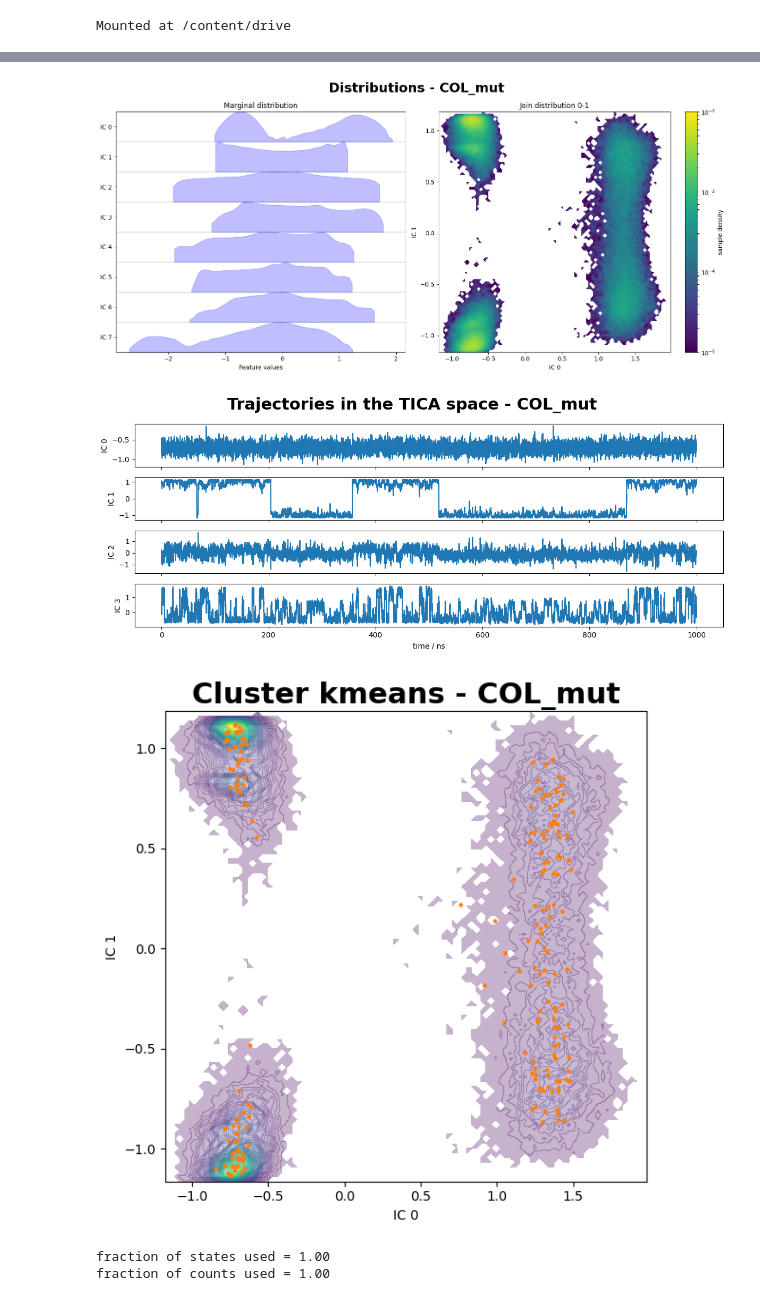
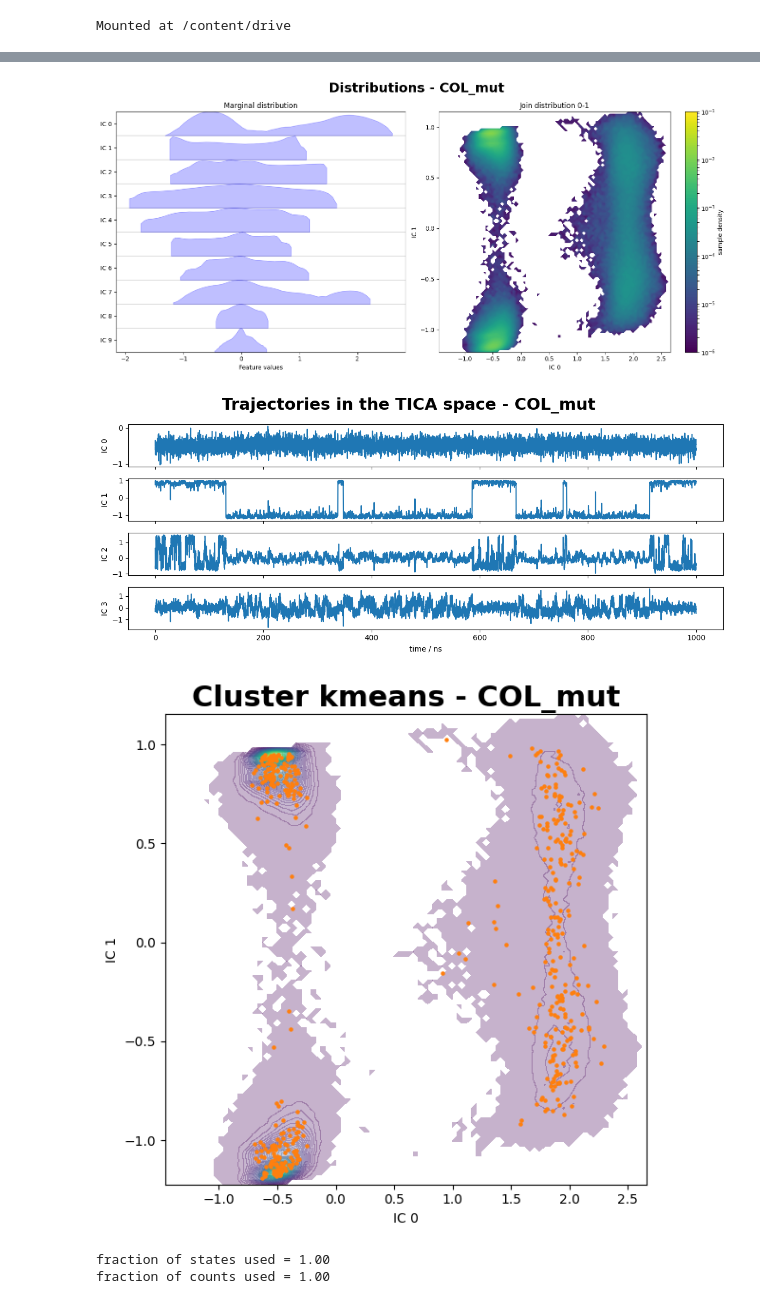
Before and after one commit to saguileran/MD-SCPI, a Jupyter notebook: NoteBooks/PyEMMA_COL_mut.ipynb, the cells around one changed output, grey strips where cells are left out. Drawn from its saved outputs; the diff is of its cells as text; code cells hidden in the pictures.

```diff
--- a/NoteBooks/PyEMMA_COL_mut.ipynb
+++ b/NoteBooks/PyEMMA_COL_mut.ipynb
@@ -39,14 +38,15 @@ def score_cv(data, dim, lag, number_of_splits=10, validation_fraction=0.5):
 ligand = 'COL_mut'
 root = '/content/drive/MyDrive/MolecularDynamics_2023/USP/MC/{}/7000K/'.format(ligand)
 pdb = '/content/drive/MyDrive/MolecularDynamics_2023/USP/MC/{}_H.pdb'.format(ligand[:3])
-files = [root+str(i)+".nc" for i in random.sample(range(0,50), 10)]
+files = [root+str(i)+".nc" for i in range(50)]#andom.sample(range(0,50), 10)]
 feat = coor.featurizer(pdb)
 # just use all xyz-coordinates
 feat.add_all()
 data = coor.load(files, features=feat)
 labels = ['coordinates']
 # %%
-tica = pyemma.coordinates.tica(data, lag=5)
+lagtime = 10
+tica = pyemma.coordinates.tica(data, lag=lagtime, dim=10)
 tica_output = tica.get_output()
 tica_concatenated = np.concatenate(tica_output)
 # %%
@@ -66,7 +66,7 @@ axes[1].set_title('Join distribution {}-{}'.format(c1,c2))
 plt.suptitle('Distributions - '+ligand, fontweight='bold', fontsize='22')
 fig.tight_layout()
 # %% [output]
-[figure, old version]
+[figure, new version]
 # %%
 #@title TICA space
 plt.close()
@@ -79,7 +79,7 @@ axes[-1].set_xlabel('time / ns')
 plt.suptitle('Trajectories in the TICA space - '+ligand, fontweight='bold', fontsize='22')
 fig.tight_layout()
 # %% [output]
-[figure, old version]
+[figure, new version]
 # %%
 %%capture
 
@@ -123,18 +123,18 @@ fig.tight_layout()
 # %%
 #@title Clusters
 plt.close()
-cluster = pyemma.coordinates.cluster_kmeans(tica_output, k=200, max_iter=200, stride=1, fixed_seed=1)
+cluster = pyemma.coordinates.cluster_kmeans(tica_output, k=500, max_iter=500, stride=1)#, fixed_seed=1)
 dtrajs_concatenated = np.concatenate(cluster.dtrajs)
 
 fig, ax = plt.subplots(figsize=(6, 6))
 pyemma.plots.plot_density(*tica_concatenated[:, [c1,c2]].T, ax=ax, cbar=False, alpha=0.3)
 ax.scatter(*cluster.clustercenters[:, [c1,c2]].T, s=5, c='C1')
 ax.set_xlabel('IC '+str(c1)); ax.set_ylabel('IC '+str(c2))
 plt.title('Cluster kmeans - '+ligand, fontsize='22', fontweight='bold')
 
 fig.tight_layout()
 # %% [output]
-[figure, old version]
+[figure, new version]
 # %%
 #its = pyemma.msm.its(cluster.dtrajs, lags=20, nits=10, errors='bayes')
 #pyemma.plots.plot_implied_timescales(its, units='ns', dt=1.0);
```
Also changed, not shown: parts of 15 cells of this notebook.
